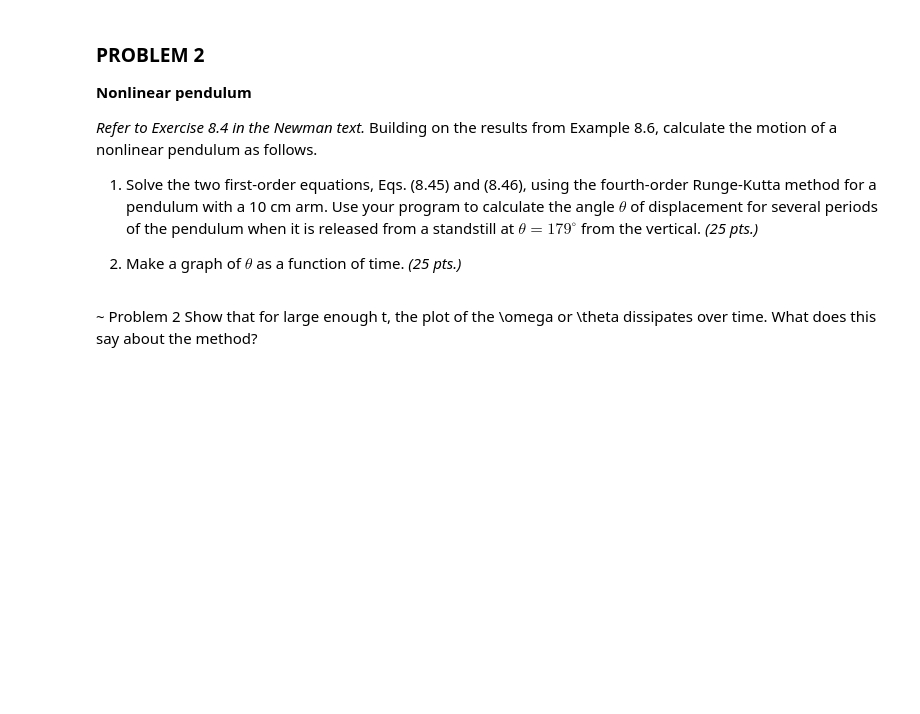
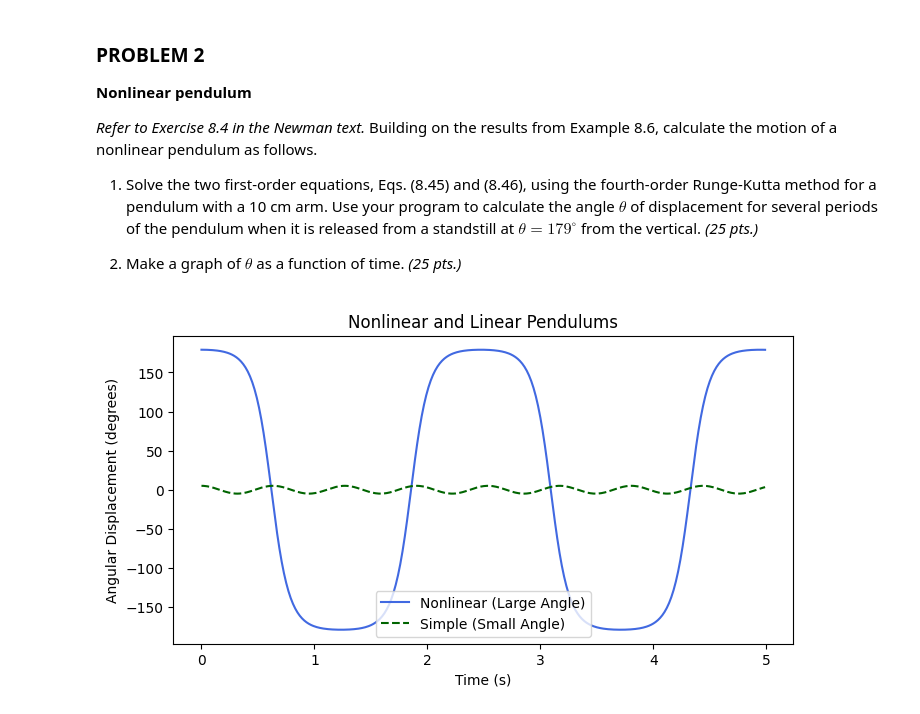
Before and after one commit to eunineelizze/ElizzeAP155, a Jupyter notebook: Arzaga_AP155_Lab_Assignment_4.ipynb, the cells around one changed output. Saved outputs shown, nothing was run; the diff lists cells and outputs as text; code cells hidden in the pictures; blank space fills up the shorter version.

```diff
--- a/Arzaga_AP155_Lab_Assignment_4.ipynb
+++ b/Arzaga_AP155_Lab_Assignment_4.ipynb
@@ -157,7 +157,78 @@ _Refer to Exercise 8.4 in the Newman text._ Building on the results from Example
 1. Solve the two first-order equations, Eqs. (8.45) and (8.46), using the fourth-order Runge-Kutta method for a pendulum with a 10 cm arm. Use your program to calculate the angle $\theta$ of displacement for several periods of the pendulum when it is released from a standstill at $\theta = 179^\circ$ from the vertical. *(25 pts.)*
 
 2. Make a graph of $\theta$ as a function of time. *(25 pts.)*
-# %% [markdown]
-~
-Problem 2
-Show that for large enough t, the plot of the \omega or \theta dissipates over time. What does this say about the method?
+# %%
+import numpy as np
+import matplotlib.pyplot as plt
+
+# Constants
+g = 9.81  # m/s^2, gravitational acceleration
+l = 0.1   # m, length of pendulum arm (10 cm)
+theta0_large = np.radians(179)  # initial angle for nonlinear
+theta0_small = np.radians(5)    # initial angle for simple
+omega0 = 0.0  # initial angular velocity
+t_max = 5     # s, total time
+dt = 0.01     # time step
+
+# ODE for the nonlinear pendulum
+def f_nonlinear(r, t):
+    theta = r[0]
+    omega = r[1]
+    ftheta = omega
+    fomega = -(g/l) * np.sin(theta)
+    return np.array([ftheta, fomega], float)
+
+# ODE for the small-angle approximation pendulum (this is for comparison)
+def f_linear(r, t):
+    theta = r[0]
+    omega = r[1]
+    ftheta = omega
+    fomega = -(g/l) * theta
+    return np.array([ftheta, fomega], float)
+
+# Fourth-order Runge-Kutta method
+def runge_kutta(f, r, t):
+    k1 = dt * f(r, t)
+    k2 = dt * f(r + 0.5 * k1, t + 0.5 * dt)
+    k3 = dt * f(r + 0.5 * k2, t + 0.5 * dt)
+    k4 = dt * f(r + k3, t + dt)
+    return r + (k1 + 2 * k2 + 2 * k3 + k4) / 6
+
+# Initial conditions
+tpoints = np.arange(0, t_max, dt)
+theta_points_large = []  # for nonlinear pendulum
+theta_points_small = []  # for small-angle approximation
+
+# Nonlinear pendulum motion (large angle)
+r_large = np.array([theta0_large, omega0], float)
+for t in tpoints:
+    theta_points_large.append(r_large[0])
+    r_large = runge_kutta(f_nonlinear, r_large, t)
+
+# Simple pendulum (small angle)
+r_small = np.array([theta0_small, omega0], float)
+for t in tpoints:
+    theta_points_small.append(r_small[0])
+    r_small = runge_kutta(f_linear, r_small, t)
+
+# Convert radians to degrees for plotting
+theta_points_large_deg = np.degrees(theta_points_large)
+theta_points_small_deg = np.degrees(theta_points_small)
+
+# Plotting both pendulum motions
+plt.figure(figsize=(8, 4))
+
+# Nonlinear pendulum plot
+plt.plot(tpoints, theta_points_large_deg, label="Nonlinear (Large Angle)", color="royalblue")
+
+# Small-angle approximation plot
+plt.plot(tpoints, theta_points_small_deg, label="Simple (Small Angle)", color="darkgreen", ls="--")
+
+# Adding labels and title
+plt.title("Nonlinear and Linear Pendulums")
+plt.xlabel("Time (s)")
+plt.ylabel("Angular Displacement (degrees)")
+plt.legend()
+plt.show()
+# %% [output]
+[figure, added]
```
Also changed, not shown: parts of 12 cells of this notebook.
